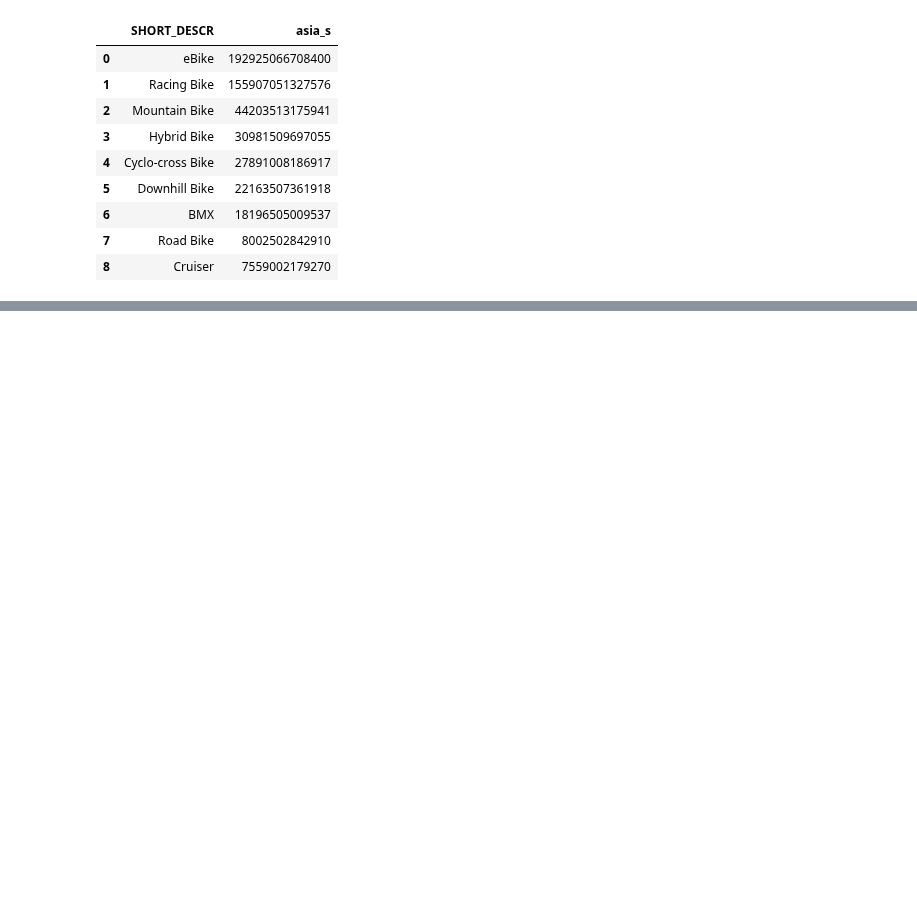
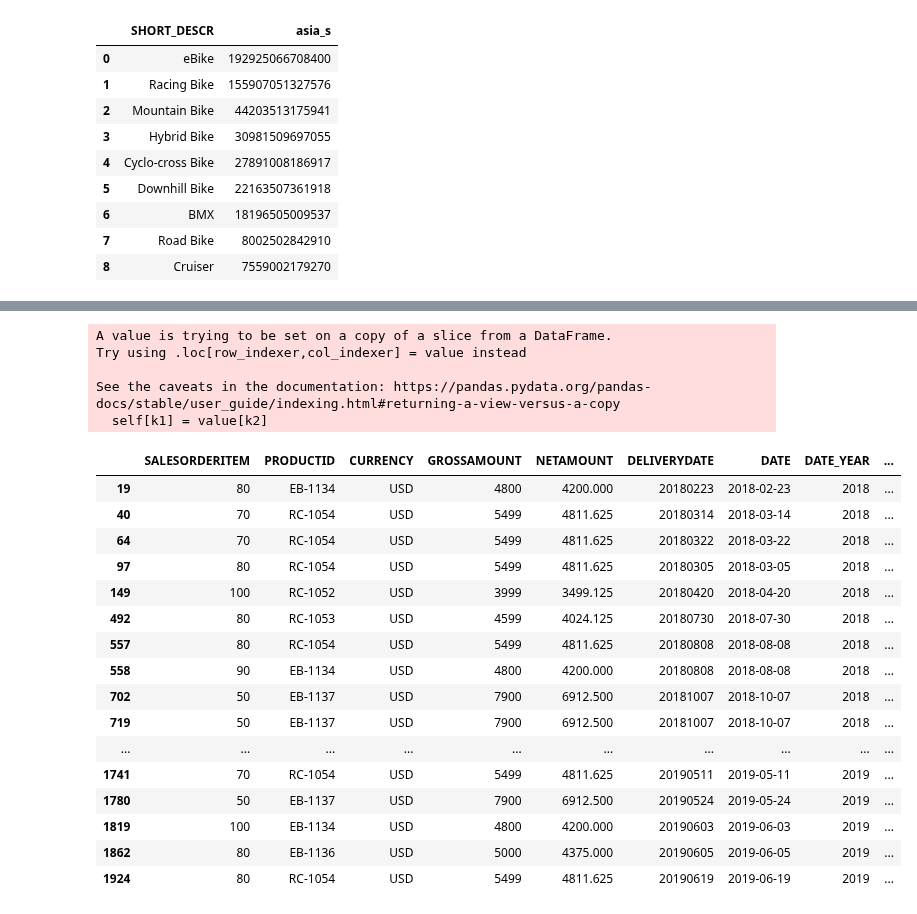
Before and after one commit to nicha0524/DPDM2021, a Jupyter notebook: Project.ipynb, the cells around one changed output, grey strips where cells are left out. Drawn from its saved outputs; the diff is of its cells as text; code cells hidden in the pictures; blank space fills up the shorter version.

```diff
--- a/Project.ipynb
+++ b/Project.ipynb
@@ -955,0 +970,2 @@ A.iloc[:,[0,10]]
+# %%
+Sales__OrderItems['DATE_YEAR']= Sales__OrderItems['DATE'].dt.year
@@ -955,0 +998,3 @@ A.iloc[:,[0,10]]
+# %%
+Sales__OrderItems['name_product'] = Sales__OrderItems['PRODUCTID'].map(Products.set_index('PRODUCTID')['PRODCATEGORYID'])
+Sales__OrderItems
@@ -955,0 +1020,2 @@ A.iloc[:,[0,10]]
+# %%
+Sales__OrderItems['profit'] =(Sales__OrderItems['SALESORDERITEM']*Sales__OrderItems['GROSSAMOUNT'])-(Sales__OrderItems['SALESORDERITEM']*Sales__OrderItems['NETAMOUNT'])
@@ -955,0 +1048,2 @@ A.iloc[:,[0,10]]
+# %%
+Sales__OrderItems['pro_fit']=[]
@@ -955,0 +1122,28 @@ A.iloc[:,[0,10]]
+# %%
+
+D=Sales__OrderItems[(Sales__OrderItems['profit']>=45001)&(Sales__OrderItems['profit']<=60000)]
+D[['pro_fit']] = D[['pro_fit']].fillna('D')
+D
+# %% [output]
+A value is trying to be set on a copy of a slice from a DataFrame.
+Try using .loc[row_indexer,col_indexer] = value instead
+
+See the caveats in the documentation: https://pandas.pydata.org/pandas-docs/stable/user_guide/indexing.html#returning-a-view-versus-a-copy
+  self[k1] = value[k2]
+|  | SALESORDERITEM | PRODUCTID | CURRENCY | GROSSAMOUNT | NETAMOUNT | DELIVERYDATE | DATE | DATE_YEAR | ... |
+| 19 | 80 | EB-1134 | USD | 4800 | 4200.000 | 20180223 | 2018-02-23 | 2018 | ... |
+| 40 | 70 | RC-1054 | USD | 5499 | 4811.625 | 20180314 | 2018-03-14 | 2018 | ... |
+| 64 | 70 | RC-1054 | USD | 5499 | 4811.625 | 20180322 | 2018-03-22 | 2018 | ... |
+| 97 | 80 | RC-1054 | USD | 5499 | 4811.625 | 20180305 | 2018-03-05 | 2018 | ... |
+| 149 | 100 | RC-1052 | USD | 3999 | 3499.125 | 20180420 | 2018-04-20 | 2018 | ... |
+| 492 | 80 | RC-1053 | USD | 4599 | 4024.125 | 20180730 | 2018-07-30 | 2018 | ... |
+| 557 | 80 | RC-1054 | USD | 5499 | 4811.625 | 20180808 | 2018-08-08 | 2018 | ... |
+| 558 | 90 | EB-1134 | USD | 4800 | 4200.000 | 20180808 | 2018-08-08 | 2018 | ... |
+| 702 | 50 | EB-1137 | USD | 7900 | 6912.500 | 20181007 | 2018-10-07 | 2018 | ... |
+| 719 | 50 | EB-1137 | USD | 7900 | 6912.500 | 20181007 | 2018-10-07 | 2018 | ... |
+| ... | ... | ... | ... | ... | ... | ... | ... | ... | ... |
+| 1741 | 70 | RC-1054 | USD | 5499 | 4811.625 | 20190511 | 2019-05-11 | 2019 | ... |
+| 1780 | 50 | EB-1137 | USD | 7900 | 6912.500 | 20190524 | 2019-05-24 | 2019 | ... |
+| 1819 | 100 | EB-1134 | USD | 4800 | 4200.000 | 20190603 | 2019-06-03 | 2019 | ... |
+| 1862 | 80 | EB-1136 | USD | 5000 | 4375.000 | 20190605 | 2019-06-05 | 2019 | ... |
+| 1924 | 80 | RC-1054 | USD | 5499 | 4811.625 | 20190619 | 2019-06-19 | 2019 | ... |
```
Also changed, not shown: parts of 17 cells of this notebook.
